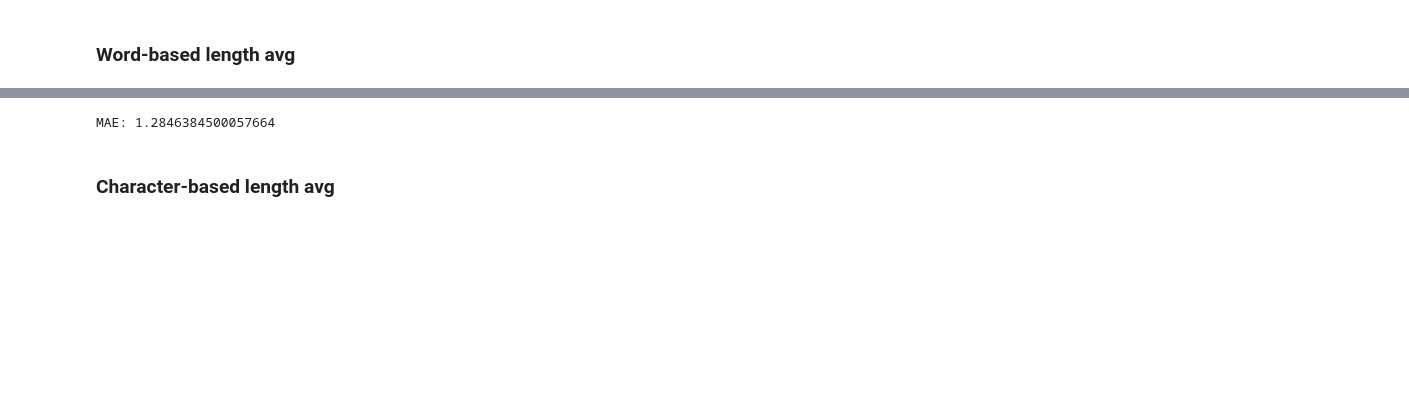
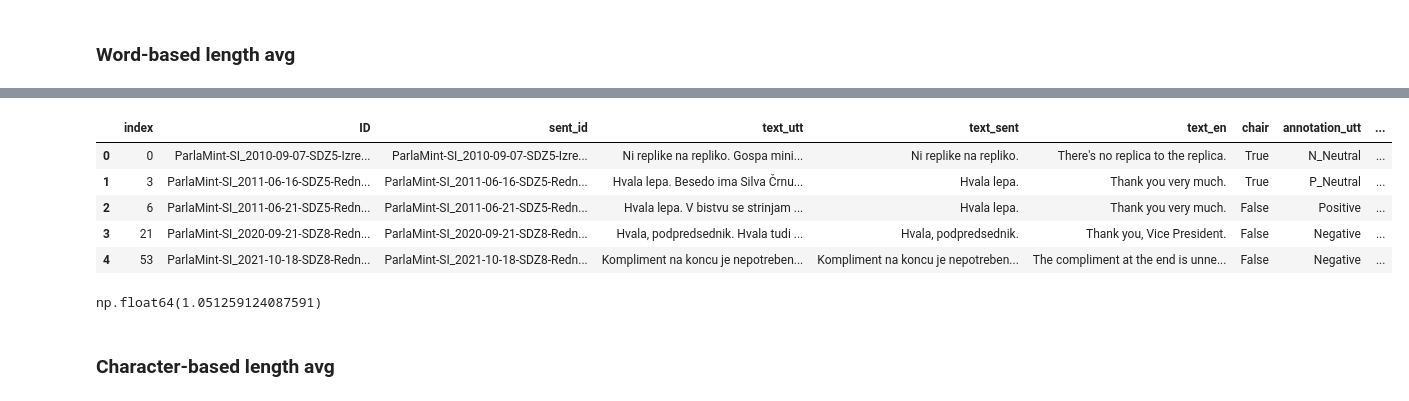
Before and after one commit to katjameden/ParlaMint_Sentiment, a Jupyter notebook: Aggregation/Notebooks/Metrics.ipynb, the cells around one changed output, grey strips where cells are left out. Cells and saved outputs as stored; diff of their text form; code cells hidden in the pictures; blank space fills up the shorter version.

```diff
--- a/Aggregation/Notebooks/Metrics.ipynb
+++ b/Aggregation/Notebooks/Metrics.ipynb
@@ -130,18 +93,18 @@ MAE: 1.4642278860569715
 # %% [markdown]
 ### Word-based length avg
 # %%
-filtered_df["length"] = filtered_df["text_sent"].apply(lambda x: len(x.split()))
+df1["words"] = df1["text_sent"].apply(lambda x: len(x.split()))
 
 # Compute the sentence-length-weighted average for each utterance
-length_weighted_avg = (
-    filtered_df.groupby("ID")
-    .apply(lambda group: (group["annotation_sent"] * group["length"]).sum() / group["length"].sum())
-    .reset_index(name="length_avg")
+word_weighted_avg = (
+    df1.groupby("ID")
+    .apply(lambda group: (group["annotation_sent"] * group["words"]).sum() / group["words"].sum())
+    .reset_index(name="word_avg")
 )
 
 # Add the length_avg back to the filtered DataFrame
-filtered_df = filtered_df.merge(length_weighted_avg, on="ID")
-filtered_df
+df1 = df1.merge(word_weighted_avg, on="ID")
+df1.head()
 # %% [output]
 |  | ID | sent_id | text_utt | text_sent | text_en | chair | annotation_utt | annotation_utt_score | ... |
 | 0 | ParlaMint-SI_2010-09-07-SDZ5-Izre... | ParlaMint-SI_2010-09-07-SDZ5-Izre... | Ni replike na repliko. Gospa mini... | Ni replike na repliko. | There's no replica to the replica. | True | N_Neutral | 2.0 | ... |
@@ -176,7 +115,18 @@ filtered_df
-# %%
-mae = (filtered_df["annotation_utt_score"] - filtered_df["length_avg"]).abs().mean()
-print(f"MAE: {mae}")
-# %% [output]
-MAE: 1.2846384500057664
+# %%
+df1["word_avg"] = df1["word_avg"].round(2)
+df_word = df1.drop_duplicates(subset=['ID']).reset_index()
+df_word.head()
+# %% [output]
+|  | index | ID | sent_id | text_utt | text_sent | text_en | chair | annotation_utt | ... |
+| 0 | 0 | ParlaMint-SI_2010-09-07-SDZ5-Izre... | ParlaMint-SI_2010-09-07-SDZ5-Izre... | Ni replike na repliko. Gospa mini... | Ni replike na repliko. | There's no replica to the replica. | True | N_Neutral | ... |
+| 1 | 3 | ParlaMint-SI_2011-06-16-SDZ5-Redn... | ParlaMint-SI_2011-06-16-SDZ5-Redn... | Hvala lepa. Besedo ima Silva Črnu... | Hvala lepa. | Thank you very much. | True | P_Neutral | ... |
+| 2 | 6 | ParlaMint-SI_2011-06-21-SDZ5-Redn... | ParlaMint-SI_2011-06-21-SDZ5-Redn... | Hvala lepa. V bistvu se strinjam ... | Hvala lepa. | Thank you very much. | False | Positive | ... |
+| 3 | 21 | ParlaMint-SI_2020-09-21-SDZ8-Redn... | ParlaMint-SI_2020-09-21-SDZ8-Redn... | Hvala, podpredsednik. Hvala tudi ... | Hvala, podpredsednik. | Thank you, Vice President. | False | Negative | ... |
+| 4 | 53 | ParlaMint-SI_2021-10-18-SDZ8-Redn... | ParlaMint-SI_2021-10-18-SDZ8-Redn... | Kompliment na koncu je nepotreben... | Kompliment na koncu je nepotreben... | The compliment at the end is unne... | False | Negative | ... |
+# %%
+mae = mean_absolute_error(df_word['annotation_utt_score'], df_word['word_avg'])
+mae
+# %% [output]
+np.float64(1.051259124087591)
 # %% [markdown]
 ### Character-based length avg
```
Also changed, not shown: parts of 23 cells of this notebook.
